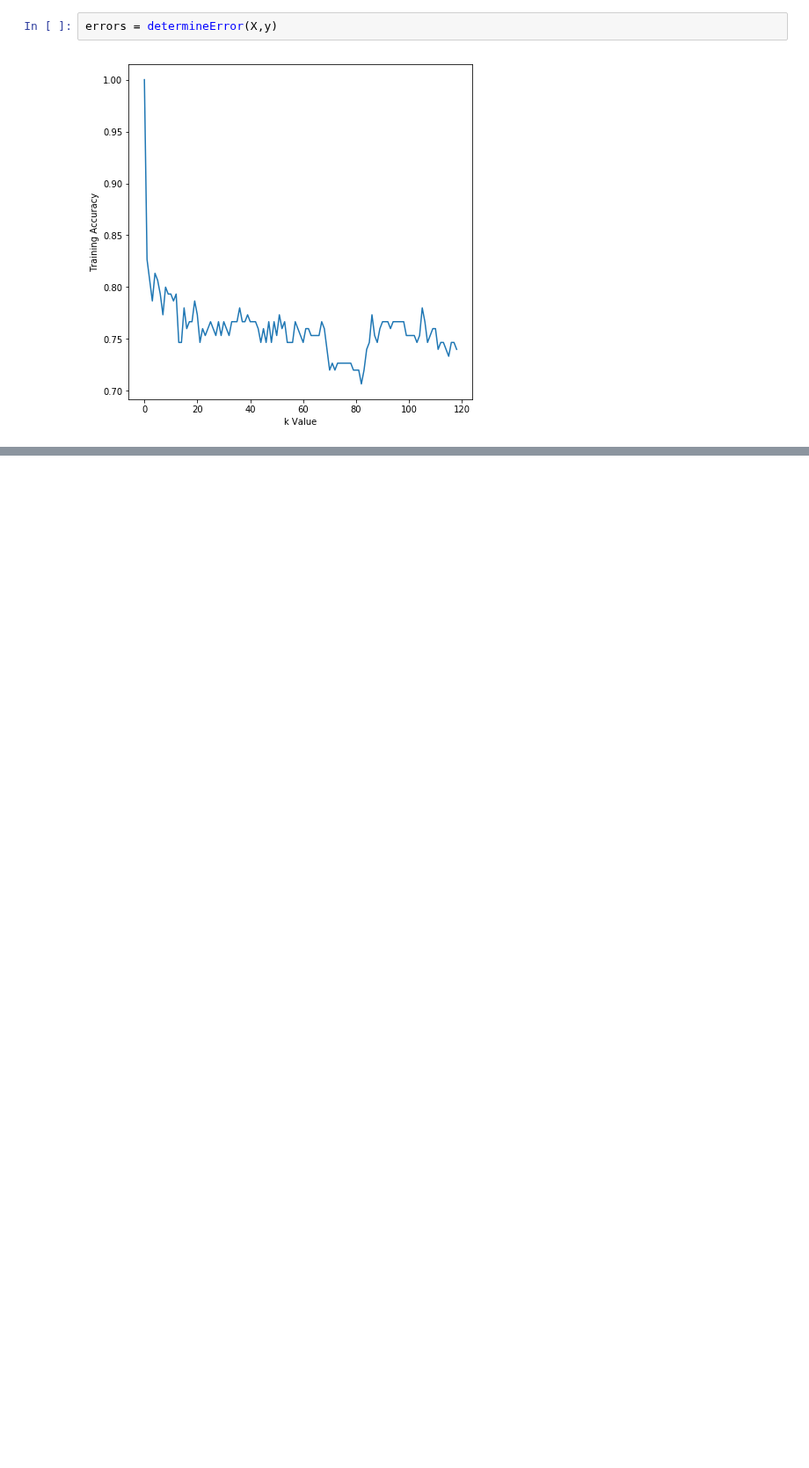
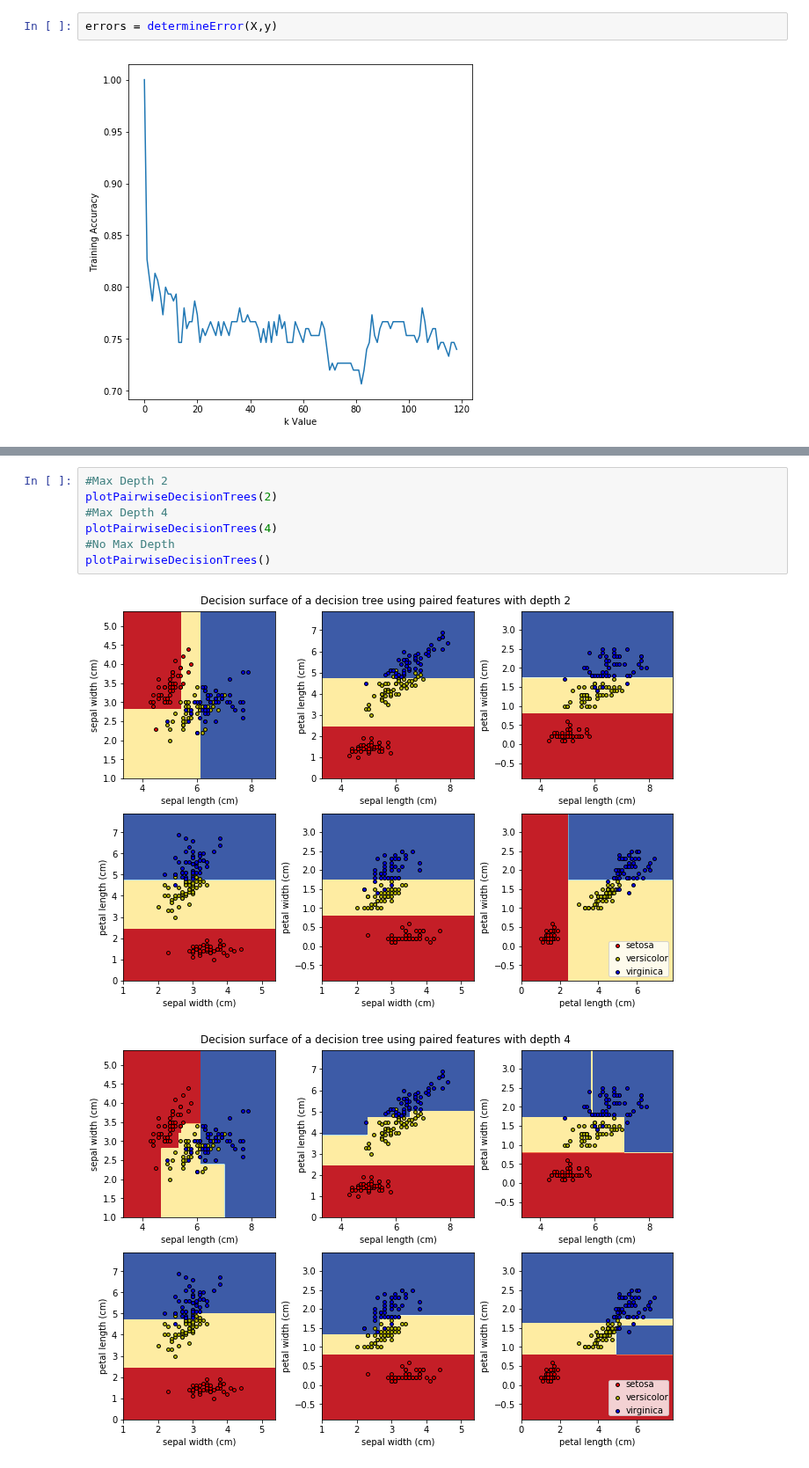
Before and after one commit to SUSA-org/crash-course, a Jupyter notebook: Machine Learning/BiasVarianceDecisionTrees/Bias Variance Decision Trees Ensemble Learning.ipynb, the cells around one changed output, grey strips where cells are left out. Shown at 88% size. Saved outputs shown, nothing was run; the diff lists cells and outputs as text; blank space fills up the shorter version.

```diff
--- a/Machine Learning/BiasVarianceDecisionTrees/Bias Variance Decision Trees Ensemble Learning.ipynb
+++ b/Machine Learning/BiasVarianceDecisionTrees/Bias Variance Decision Trees Ensemble Learning.ipynb
@@ -218,0 +236,10 @@ plt.show()
+# %%
+#Max Depth 2
+plotPairwiseDecisionTrees(2)
+#Max Depth 4
+plotPairwiseDecisionTrees(4)
+#No Max Depth
+plotPairwiseDecisionTrees()
+# %% [output]
+[figure, added]
+[figure, added]
```
Also changed, not shown: parts of 9 cells of this notebook, 3 other files.
